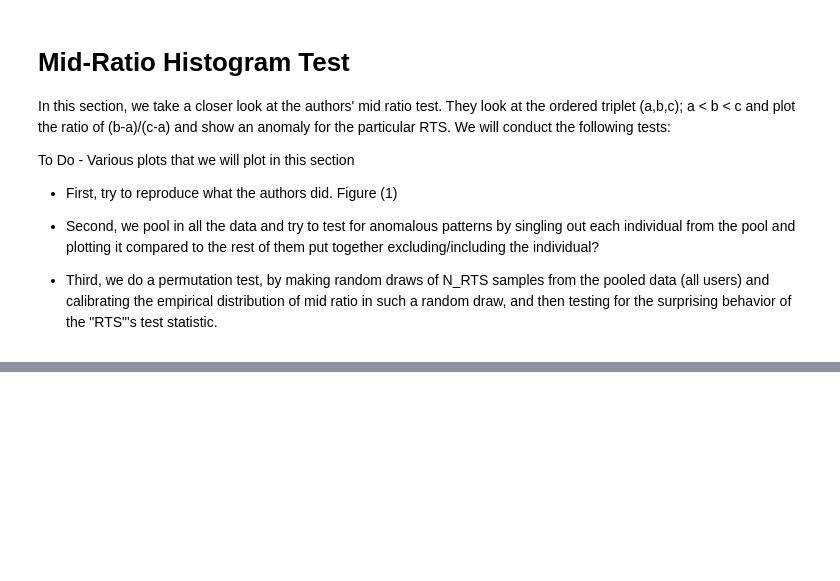
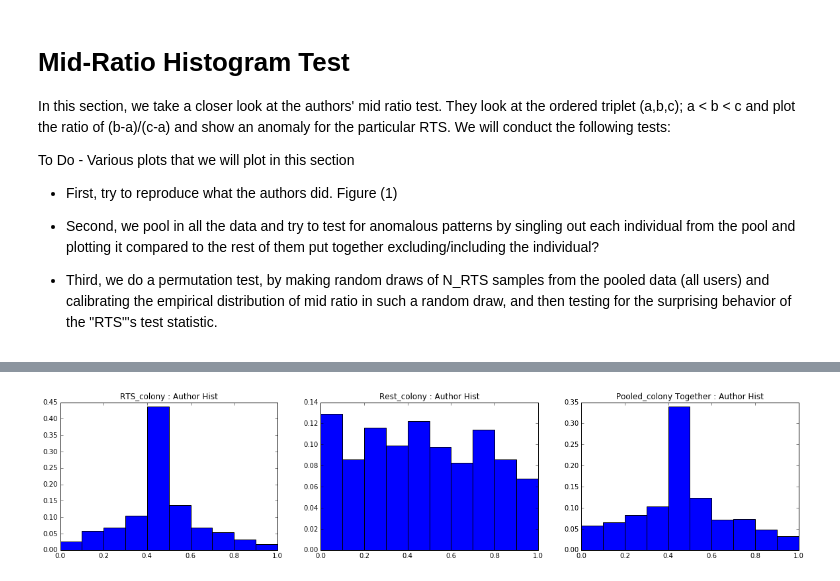
Before and after one commit to ianno/science_review, a Jupyter notebook: Raaz - Mid Ratio.ipynb, the cells around one changed output, grey strips where cells are left out. Saved outputs shown, nothing was run; the diff lists cells and outputs as text; code cells hidden in the pictures; blank space fills up the shorter version.

```diff
--- a/Raaz - Mid Ratio.ipynb
+++ b/Raaz - Mid Ratio.ipynb
@@ -79,0 +130,17 @@ rest = process(rest_df)
+# %%
+## Here we try to adapt the convetion used by the authors in reporting the histogram. They include the data
+## at the right end of the interval, we correct for it here and see that these new plots look very similar to their plots.
+
+plt.figure(figsize=[20,4])
+plt.subplot(1,3,1)
+hist_ratio_colony = calculate_my_histogram(ratio_rts_colony)
+plot_my_histogram(hist_ratio_colony, 'RTS_colony : Author Hist')
+plt.subplot(1,3,2)
+hist_rest_colony =  calculate_my_histogram(ratio_rest_colony)
+plot_my_histogram(hist_rest_colony, 'Rest_colony : Author Hist')
+plt.subplot(1,3,3)
+hist_pool_colony = calculate_my_histogram(ratio_pool_colony)
+plot_my_histogram(hist_pool_colony, 'Pooled_colony Together : Author Hist')
+plt.show()
+# %% [output]
+[figure, added]
```
Also changed, not shown: parts of 21 cells of this notebook, 3 other files.
